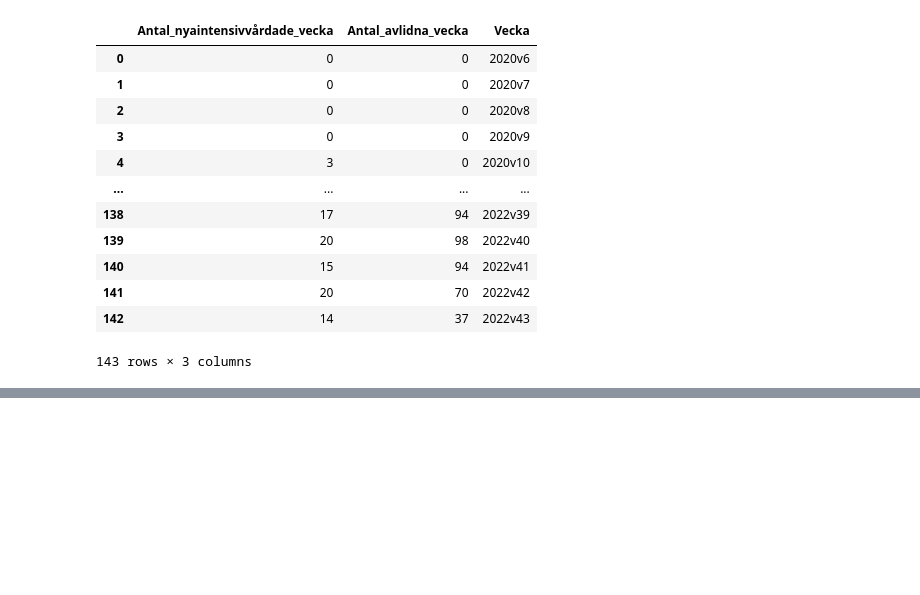
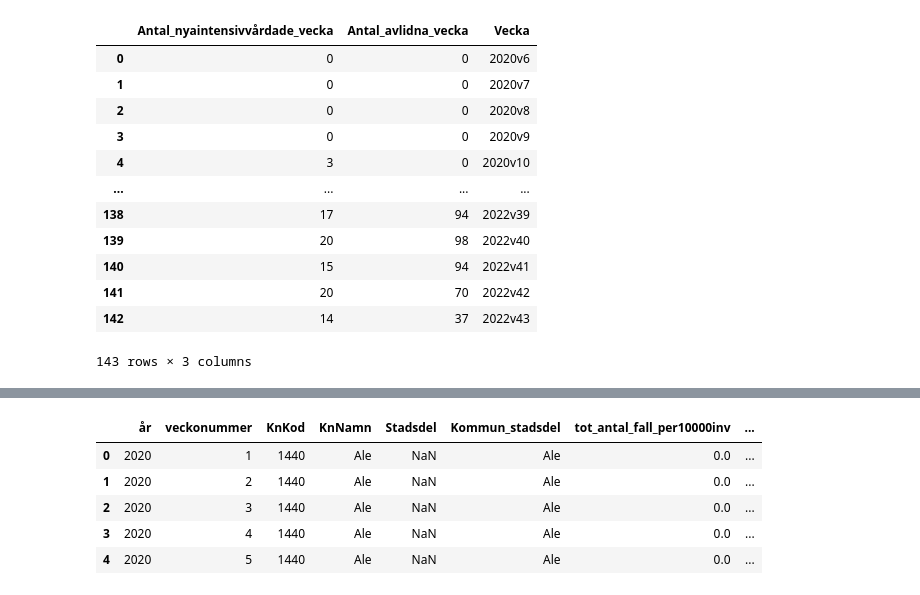
Before and after one commit to Razjoh/Databehandling-Rasmus-Johansson, a Jupyter notebook: Labb/Uppgift3.ipynb, the cells around one changed output, grey strips where cells are left out. Saved outputs shown, nothing was run; the diff lists cells and outputs as text; code cells hidden in the pictures; blank space fills up the shorter version.

```diff
--- a/Labb/Uppgift3.ipynb
+++ b/Labb/Uppgift3.ipynb
@@ -112,0 +190,10 @@ df_cases_country
+# %%
+df_data_city = pd.read_excel("Folkhalsomyndigheten_Covid19.xlsx", sheet_name= "Veckodata Kommun_stadsdel")
+df_data_city.head()
+# %% [output]
+|  | år | veckonummer | KnKod | KnNamn | Stadsdel | Kommun_stadsdel | tot_antal_fall_per10000inv | ... |
+| 0 | 2020 | 1 | 1440 | Ale | NaN | Ale | 0.0 | ... |
+| 1 | 2020 | 2 | 1440 | Ale | NaN | Ale | 0.0 | ... |
+| 2 | 2020 | 3 | 1440 | Ale | NaN | Ale | 0.0 | ... |
+| 3 | 2020 | 4 | 1440 | Ale | NaN | Ale | 0.0 | ... |
+| 4 | 2020 | 5 | 1440 | Ale | NaN | Ale | 0.0 | ... |
```
Also changed, not shown: parts of 11 cells of this notebook.
